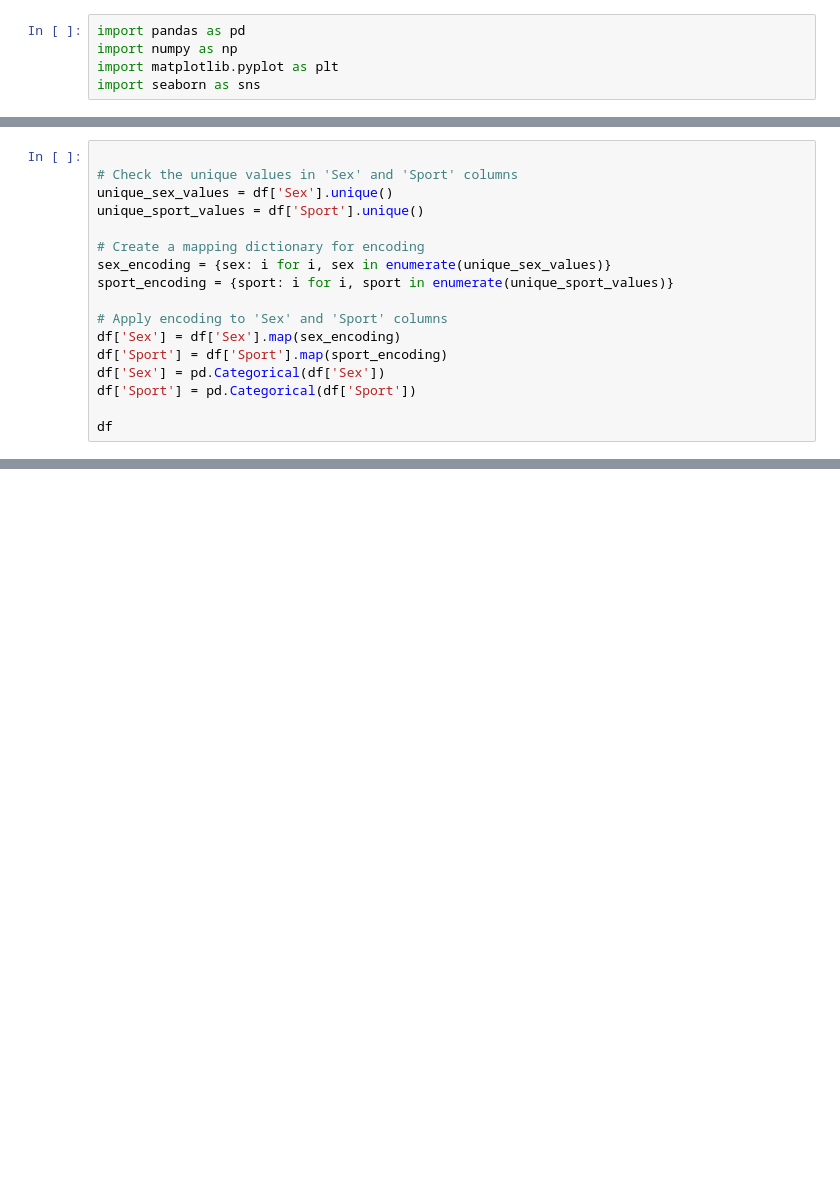
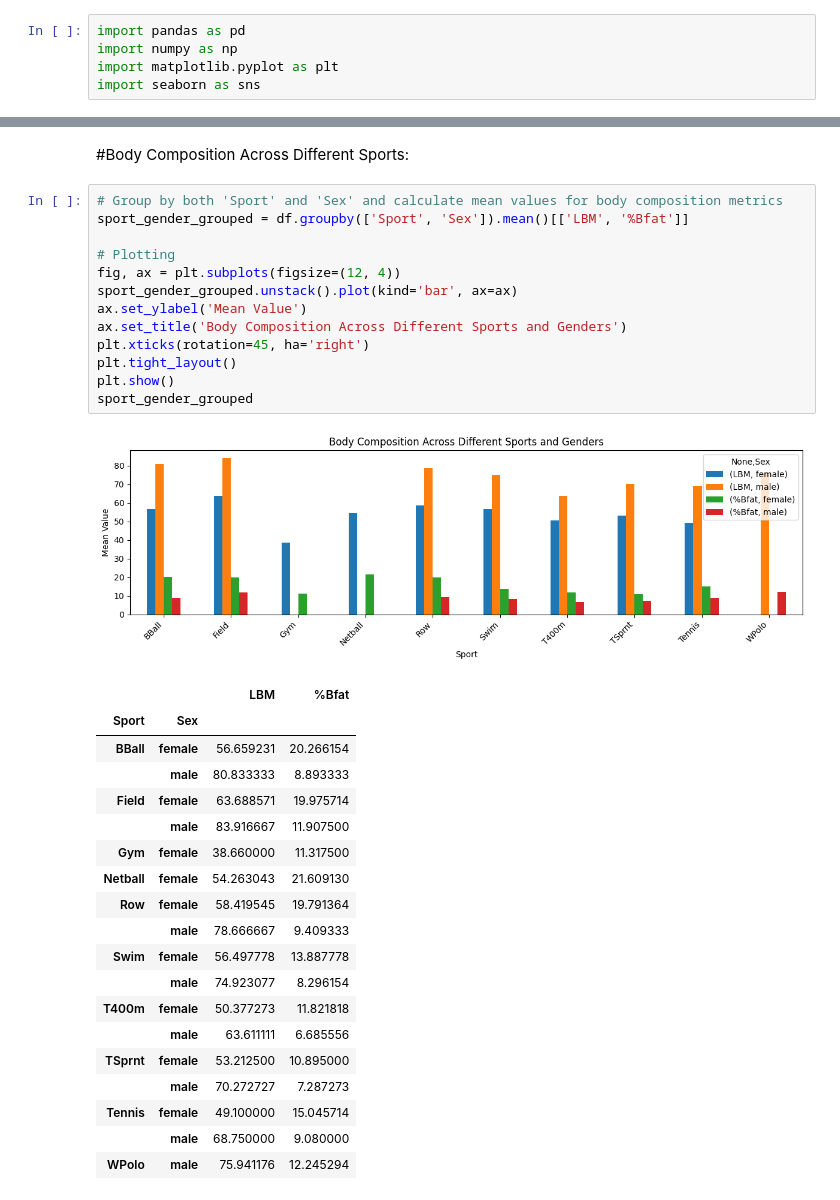
Before and after one commit to Rizwanali324/Athlete_Ferritin_Projection, a Jupyter notebook: sport_data_analysis.ipynb, the cells around one changed output, grey strips where cells are left out. Cells and saved outputs as stored; diff of their text form; blank space fills up the shorter version.

```diff
--- a/sport_data_analysis.ipynb
+++ b/sport_data_analysis.ipynb
@@ -356,17 +30,0 @@ dtype: float64
-# %%
-
-# Check the unique values in 'Sex' and 'Sport' columns
-unique_sex_values = df['Sex'].unique()
-unique_sport_values = df['Sport'].unique()
-
-# Create a mapping dictionary for encoding
-sex_encoding = {sex: i for i, sex in enumerate(unique_sex_values)}
-sport_encoding = {sport: i for i, sport in enumerate(unique_sport_values)}
-
-# Apply encoding to 'Sex' and 'Sport' columns
-df['Sex'] = df['Sex'].map(sex_encoding)
-df['Sport'] = df['Sport'].map(sport_encoding)
-df['Sex'] = pd.Categorical(df['Sex'])
-df['Sport'] = pd.Categorical(df['Sport'])
-
-df
@@ -457,0 +115,36 @@ The results suggest that both 'Sport' and the interaction between 'Sex' and 'Spo
+# %% [markdown]
+#Body Composition Across Different Sports:
+# %%
+# Group by both 'Sport' and 'Sex' and calculate mean values for body composition metrics
+sport_gender_grouped = df.groupby(['Sport', 'Sex']).mean()[['LBM', '%Bfat']]
+
+# Plotting
+fig, ax = plt.subplots(figsize=(12, 4))
+sport_gender_grouped.unstack().plot(kind='bar', ax=ax)
+ax.set_ylabel('Mean Value')
+ax.set_title('Body Composition Across Different Sports and Genders')
+plt.xticks(rotation=45, ha='right')
+plt.tight_layout()
+plt.show()
+sport_gender_grouped
+# %% [output]
+[figure, added]
+|  |  | LBM | %Bfat |
+| Sport | Sex |  |  |
+| BBall | female | 56.659231 | 20.266154 |
+|  | male | 80.833333 | 8.893333 |
+| Field | female | 63.688571 | 19.975714 |
+|  | male | 83.916667 | 11.907500 |
+| Gym | female | 38.660000 | 11.317500 |
+| Netball | female | 54.263043 | 21.609130 |
+| Row | female | 58.419545 | 19.791364 |
+|  | male | 78.666667 | 9.409333 |
+| Swim | female | 56.497778 | 13.887778 |
+|  | male | 74.923077 | 8.296154 |
+| T400m | female | 50.377273 | 11.821818 |
+|  | male | 63.611111 | 6.685556 |
+| TSprnt | female | 53.212500 | 10.895000 |
+|  | male | 70.272727 | 7.287273 |
+| Tennis | female | 49.100000 | 15.045714 |
+|  | male | 68.750000 | 9.080000 |
+| WPolo | male | 75.941176 | 12.245294 |
```
Also changed, not shown: parts of 49 cells of this notebook.
